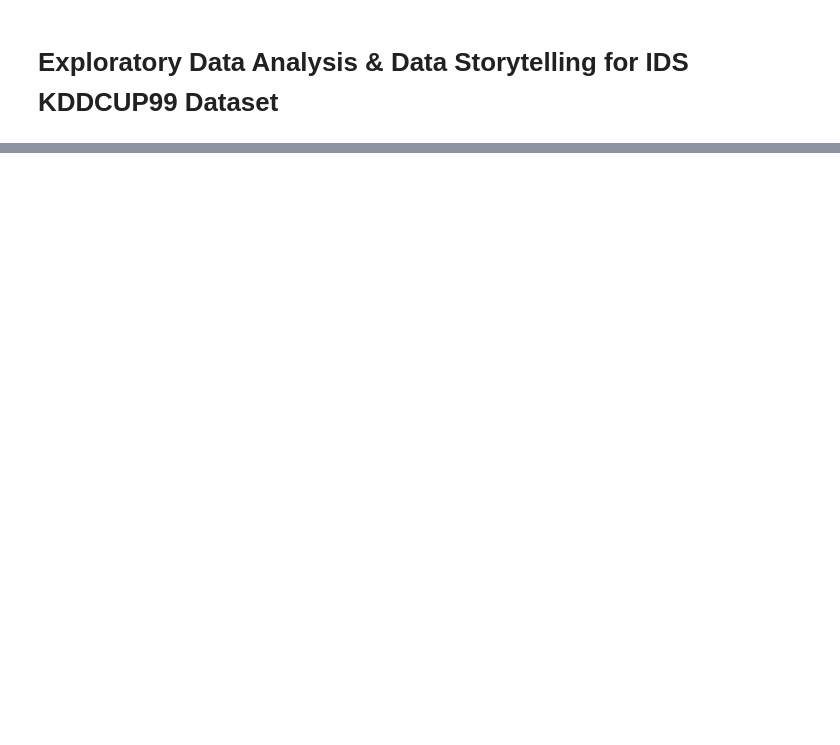
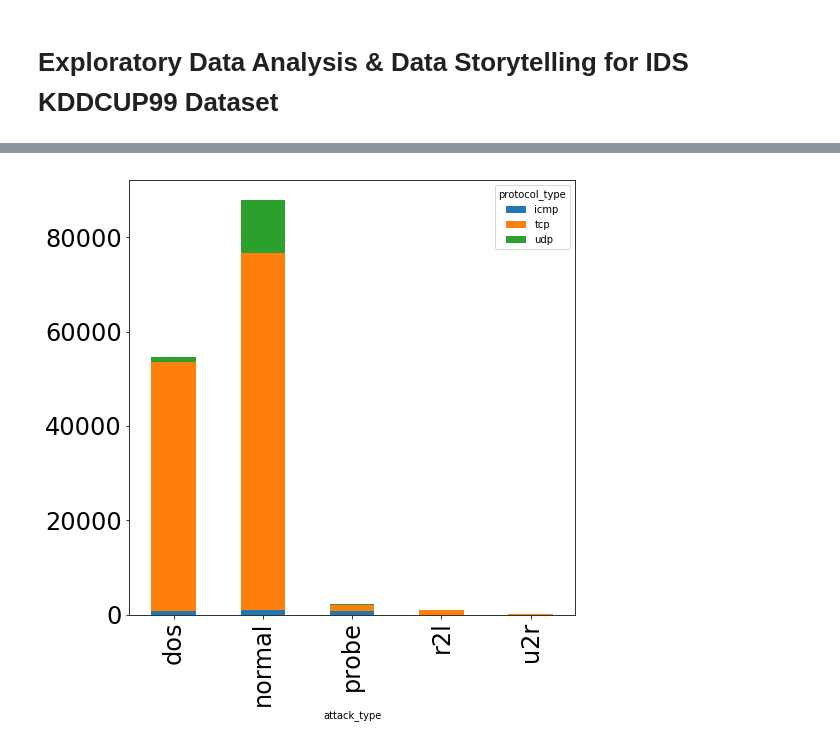
Before and after one commit to yusufarslanpolat/Springboard, a Jupyter notebook: Capstone-1/EDA/eda-on-ids-kddcup99-dataset.ipynb, the cells around one changed output, grey strips where cells are left out. Saved outputs shown, nothing was run; the diff lists cells and outputs as text; code cells hidden in the pictures; blank space fills up the shorter version.

```diff
--- a/Capstone-1/EDA/eda-on-ids-kddcup99-dataset.ipynb
+++ b/Capstone-1/EDA/eda-on-ids-kddcup99-dataset.ipynb
@@ -63,0 +301,18 @@ df.head()
+# %%
+## Create a subset of main dataset (f_data) that contains only protocols
+## and labels that represents at
+## least 1% of the total cases
+f_protocol = pd.crosstab(index=df["protocol_type"],columns="count")
+f_protocol = f_protocol/len(df)
+#f_protocol = f_protocol[f_protocol["count"] > 0.01]
+f_data = df[df['protocol_type'].isin(list(f_protocol.index))]
+f_data = f_data[f_data['attack_type'].isin(list(f_attacks.index))]
+## Create a Two-Way Table
+relationship_protocoal_attack = pd.crosstab(index=f_data["attack_type"],
+columns=f_data["protocol_type"])
+## Plot the Two-Way Table
+relationship_protocoal_attack.plot(kind="bar",
+                                   figsize=(8,8),
+                                   stacked=True);
+# %% [output]
+[figure, added]
```
Also changed, not shown: parts of 21 cells of this notebook.
